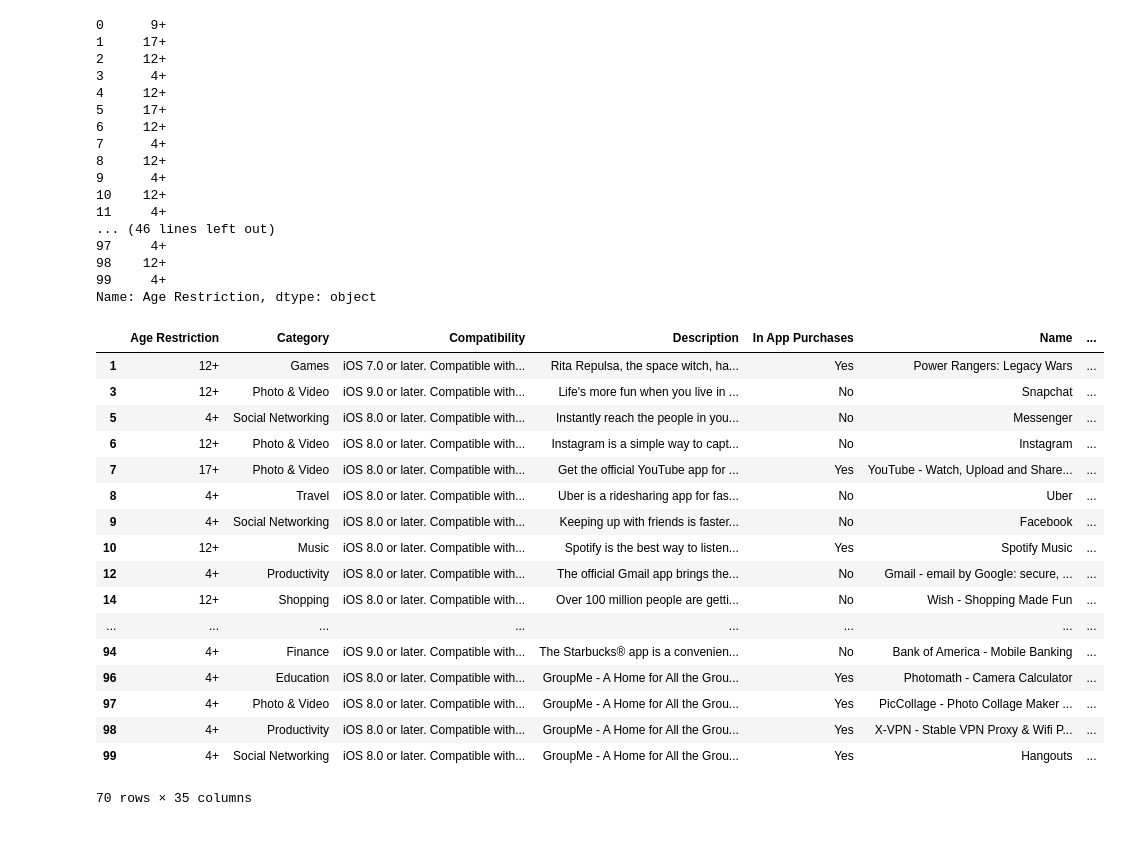
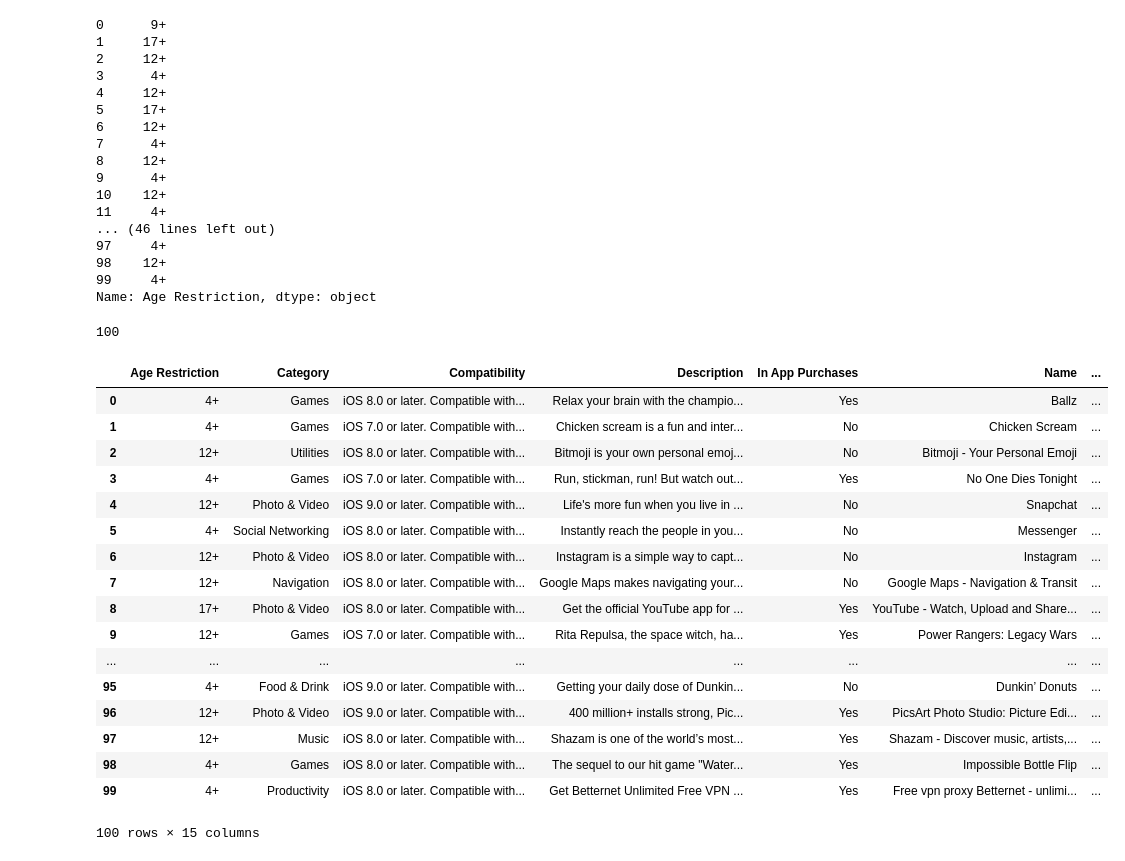
Before and after one commit to AmberJBlue/WebProjects_Blue, a Jupyter notebook: JSON Files/Free Chart Data/Assignment_041217-FREE.ipynb, the cells around one changed output. Saved outputs shown, nothing was run; the diff lists cells and outputs as text; code cells hidden in the pictures.

```diff
--- a/JSON Files/Free Chart Data/Assignment_041217-FREE.ipynb
+++ b/JSON Files/Free Chart Data/Assignment_041217-FREE.ipynb
@@ -271,21 +243,27 @@ appsGone = appsGone[appsGone.key2 != appsGone.key1]
-# %%
-appsGone
-# %% [output]
-|  | Age Restriction | Category | Compatibility | Description | In App Purchases | Name | ... |
-| 1 | 12+ | Games | iOS 7.0 or later. Compatible with... | Rita Repulsa, the space witch, ha... | Yes | Power Rangers: Legacy Wars | ... |
-| 3 | 12+ | Photo & Video | iOS 9.0 or later. Compatible with... | Life's more fun when you live in ... | No | Snapchat | ... |
-| 5 | 4+ | Social Networking | iOS 8.0 or later. Compatible with... | Instantly reach the people in you... | No | Messenger | ... |
-| 6 | 12+ | Photo & Video | iOS 8.0 or later. Compatible with... | Instagram is a simple way to capt... | No | Instagram | ... |
-| 7 | 17+ | Photo & Video | iOS 8.0 or later. Compatible with... | Get the official YouTube app for ... | Yes | YouTube - Watch, Upload and Share... | ... |
-| 8 | 4+ | Travel | iOS 8.0 or later. Compatible with... | Uber is a ridesharing app for fas... | No | Uber | ... |
-| 9 | 4+ | Social Networking | iOS 8.0 or later. Compatible with... | Keeping up with friends is faster... | No | Facebook | ... |
-| 10 | 12+ | Music | iOS 8.0 or later. Compatible with... | Spotify is the best way to listen... | Yes | Spotify Music | ... |
-| 12 | 4+ | Productivity | iOS 8.0 or later. Compatible with... | The official Gmail app brings the... | No | Gmail - email by Google: secure, ... | ... |
-| 14 | 12+ | Shopping | iOS 8.0 or later. Compatible with... | Over 100 million people are getti... | No | Wish - Shopping Made Fun | ... |
-| ... | ... | ... | ... | ... | ... | ... | ... |
-| 94 | 4+ | Finance | iOS 9.0 or later. Compatible with... | The Starbucks® app is a convenien... | No | Bank of America - Mobile Banking | ... |
-| 96 | 4+ | Education | iOS 8.0 or later. Compatible with... | GroupMe - A Home for All the Grou... | Yes | Photomath - Camera Calculator | ... |
-| 97 | 4+ | Photo & Video | iOS 8.0 or later. Compatible with... | GroupMe - A Home for All the Grou... | Yes | PicCollage - Photo Collage Maker ... | ... |
-| 98 | 4+ | Productivity | iOS 8.0 or later. Compatible with... | GroupMe - A Home for All the Grou... | Yes | X-VPN - Stable VPN Proxy & Wifi P... | ... |
-| 99 | 4+ | Social Networking | iOS 8.0 or later. Compatible with... | GroupMe - A Home for All the Grou... | Yes | Hangouts | ... |
-70 rows × 35 columns
+# %%
+sellers = data2['Seller']
+sellers.drop_duplicates()
+len(sellers)
+# %% [output]
+100
+# %%
+data2
+# %% [output]
+|  | Age Restriction | Category | Compatibility | Description | In App Purchases | Name | ... |
+| 0 | 4+ | Games | iOS 8.0 or later. Compatible with... | Relax your brain with the champio... | Yes | Ballz | ... |
+| 1 | 4+ | Games | iOS 7.0 or later. Compatible with... | Chicken scream is a fun and inter... | No | Chicken Scream | ... |
+| 2 | 12+ | Utilities | iOS 8.0 or later. Compatible with... | Bitmoji is your own personal emoj... | No | Bitmoji - Your Personal Emoji | ... |
+| 3 | 4+ | Games | iOS 7.0 or later. Compatible with... | Run, stickman, run! But watch out... | Yes | No One Dies Tonight | ... |
+| 4 | 12+ | Photo & Video | iOS 9.0 or later. Compatible with... | Life's more fun when you live in ... | No | Snapchat | ... |
+| 5 | 4+ | Social Networking | iOS 8.0 or later. Compatible with... | Instantly reach the people in you... | No | Messenger | ... |
+| 6 | 12+ | Photo & Video | iOS 8.0 or later. Compatible with... | Instagram is a simple way to capt... | No | Instagram | ... |
+| 7 | 12+ | Navigation | iOS 8.0 or later. Compatible with... | Google Maps makes navigating your... | No | Google Maps - Navigation & Transit | ... |
+| 8 | 17+ | Photo & Video | iOS 8.0 or later. Compatible with... | Get the official YouTube app for ... | Yes | YouTube - Watch, Upload and Share... | ... |
+| 9 | 12+ | Games | iOS 7.0 or later. Compatible with... | Rita Repulsa, the space witch, ha... | Yes | Power Rangers: Legacy Wars | ... |
+| ... | ... | ... | ... | ... | ... | ... | ... |
+| 95 | 4+ | Food & Drink | iOS 9.0 or later. Compatible with... | Getting your daily dose of Dunkin... | No | Dunkin’ Donuts | ... |
+| 96 | 12+ | Photo & Video | iOS 9.0 or later. Compatible with... | 400 million+ installs strong, Pic... | Yes | PicsArt Photo Studio: Picture Edi... | ... |
+| 97 | 12+ | Music | iOS 8.0 or later. Compatible with... | Shazam is one of the world’s most... | Yes | Shazam - Discover music, artists,... | ... |
+| 98 | 4+ | Games | iOS 8.0 or later. Compatible with... | The sequel to our hit game "Water... | Yes | Impossible Bottle Flip | ... |
+| 99 | 4+ | Productivity | iOS 8.0 or later. Compatible with... | Get Betternet Unlimited Free VPN ... | Yes | Free vpn proxy Betternet - unlimi... | ... |
+100 rows × 15 columns
```
Also changed, not shown: parts of 10 cells of this notebook, 4 other files.
